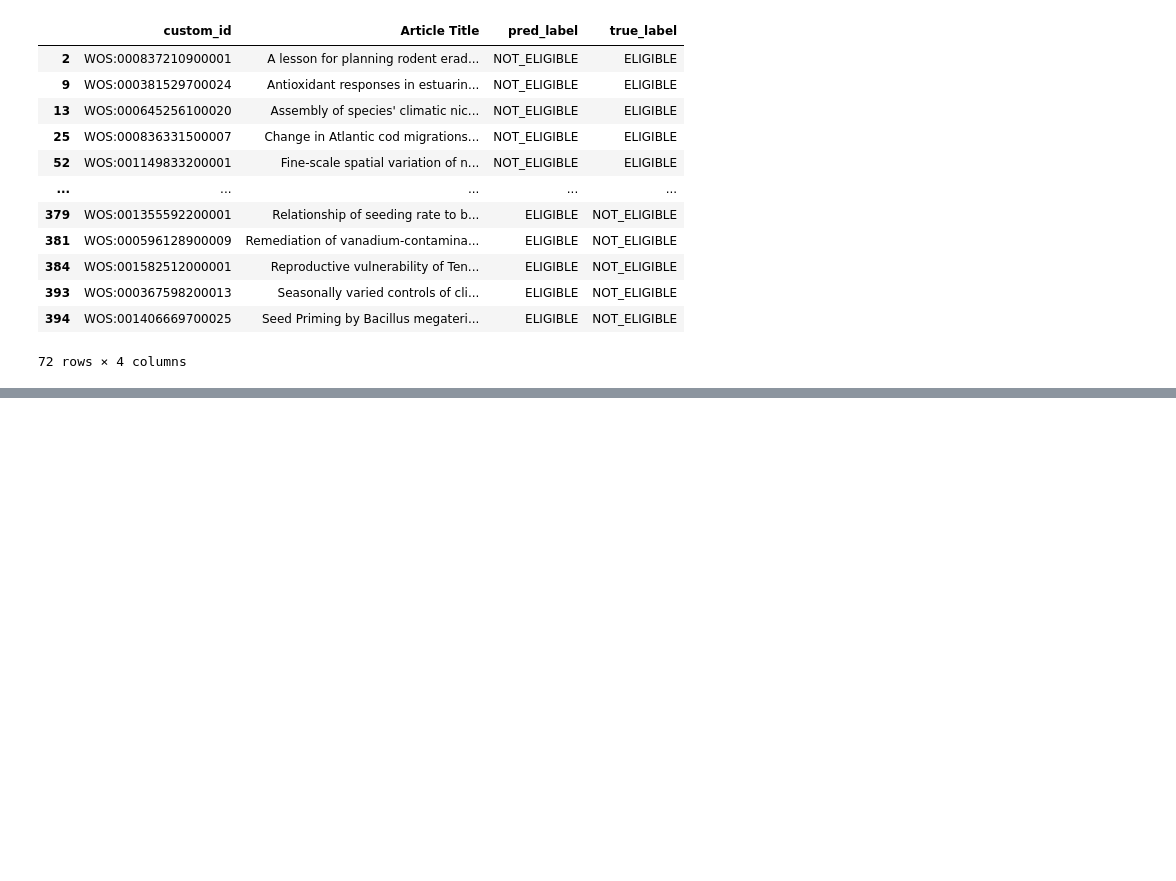
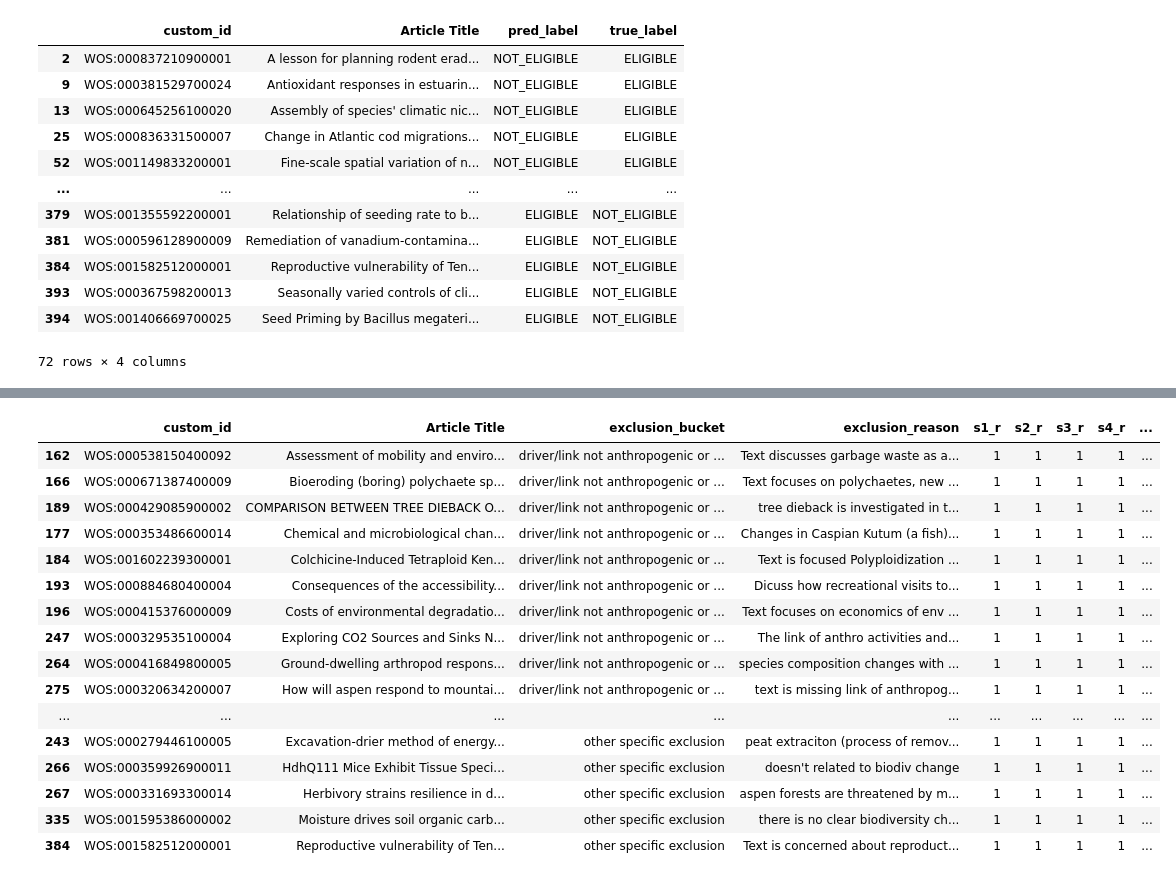
Before and after one commit to hunaindot/biodiversity-change-systematic-map, a Jupyter notebook: notebooks/screening_cc1b.ipynb, the cells around one changed output, grey strips where cells are left out. Saved outputs shown, nothing was run; the diff lists cells and outputs as text; code cells hidden in the pictures; blank space fills up the shorter version.

```diff
--- a/notebooks/screening_cc1b.ipynb
+++ b/notebooks/screening_cc1b.ipynb
@@ -130,0 +529,34 @@ df.loc[df["pred_label"] != df["true_label"], ["custom_id", "Article Title", "pre
+# %%
+title_col = "Article Title" if "Article Title" in strict_remaining_false_positives.columns else "title"
+detail_cols = [
+    "custom_id",
+    title_col,
+    "exclusion_bucket",
+    "exclusion_reason",
+    *stage_cols,
+    "s1_bio",
+    "s2_dir",
+    "s3_drivers",
+    "s4_link",
+]
+detail_cols = [col for col in detail_cols if col in strict_remaining_false_positives.columns]
+
+strict_remaining_false_positives[detail_cols].sort_values(["exclusion_bucket", title_col])
+# %% [output]
+|  | custom_id | Article Title | exclusion_bucket | exclusion_reason | s1_r | s2_r | s3_r | s4_r | ... |
+| 162 | WOS:000538150400092 | Assessment of mobility and enviro... | driver/link not anthropogenic or ... | Text discusses garbage waste as a... | 1 | 1 | 1 | 1 | ... |
+| 166 | WOS:000671387400009 | Bioeroding (boring) polychaete sp... | driver/link not anthropogenic or ... | Text focuses on polychaetes, new ... | 1 | 1 | 1 | 1 | ... |
+| 189 | WOS:000429085900002 | COMPARISON BETWEEN TREE DIEBACK O... | driver/link not anthropogenic or ... | tree dieback is investigated in t... | 1 | 1 | 1 | 1 | ... |
+| 177 | WOS:000353486600014 | Chemical and microbiological chan... | driver/link not anthropogenic or ... | Changes in Caspian Kutum (a fish)... | 1 | 1 | 1 | 1 | ... |
+| 184 | WOS:001602239300001 | Colchicine-Induced Tetraploid Ken... | driver/link not anthropogenic or ... | Text is focused Polyploidization ... | 1 | 1 | 1 | 1 | ... |
+| 193 | WOS:000884680400004 | Consequences of the accessibility... | driver/link not anthropogenic or ... | Dicuss how recreational visits to... | 1 | 1 | 1 | 1 | ... |
+| 196 | WOS:000415376000009 | Costs of environmental degradatio... | driver/link not anthropogenic or ... | Text focuses on economics of env ... | 1 | 1 | 1 | 1 | ... |
+| 247 | WOS:000329535100004 | Exploring CO2 Sources and Sinks N... | driver/link not anthropogenic or ... | The link of anthro activities and... | 1 | 1 | 1 | 1 | ... |
+| 264 | WOS:000416849800005 | Ground-dwelling arthropod respons... | driver/link not anthropogenic or ... | species composition changes with ... | 1 | 1 | 1 | 1 | ... |
+| 275 | WOS:000320634200007 | How will aspen respond to mountai... | driver/link not anthropogenic or ... | text is missing link of anthropog... | 1 | 1 | 1 | 1 | ... |
+| ... | ... | ... | ... | ... | ... | ... | ... | ... | ... |
+| 243 | WOS:000279446100005 | Excavation-drier method of energy... | other specific exclusion | peat extraciton (process of remov... | 1 | 1 | 1 | 1 | ... |
+| 266 | WOS:000359926900011 | HdhQ111 Mice Exhibit Tissue Speci... | other specific exclusion | doesn't related to biodiv change | 1 | 1 | 1 | 1 | ... |
+| 267 | WOS:000331693300014 | Herbivory strains resilience in d... | other specific exclusion | aspen forests are threatened by m... | 1 | 1 | 1 | 1 | ... |
+| 335 | WOS:001595386000002 | Moisture drives soil organic carb... | other specific exclusion | there is no clear biodiversity ch... | 1 | 1 | 1 | 1 | ... |
+| 384 | WOS:001582512000001 | Reproductive vulnerability of Ten... | other specific exclusion | Text is concerned about reproduct... | 1 | 1 | 1 | 1 | ... |
```
Also changed, not shown: parts of 16 cells of this notebook, 21 other files.
